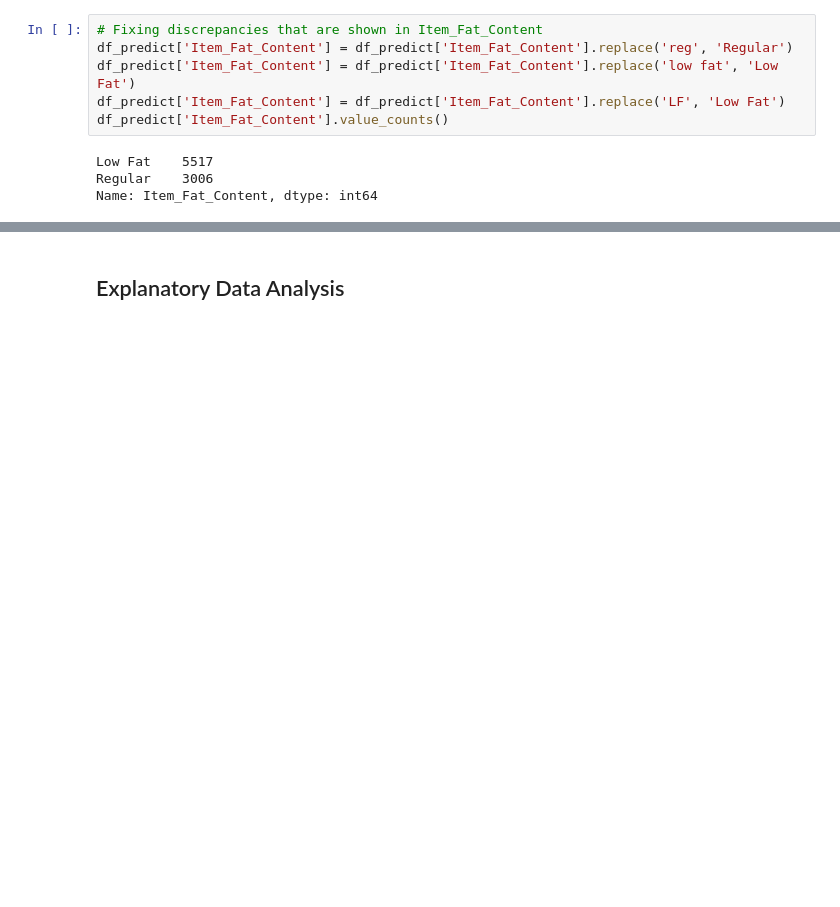
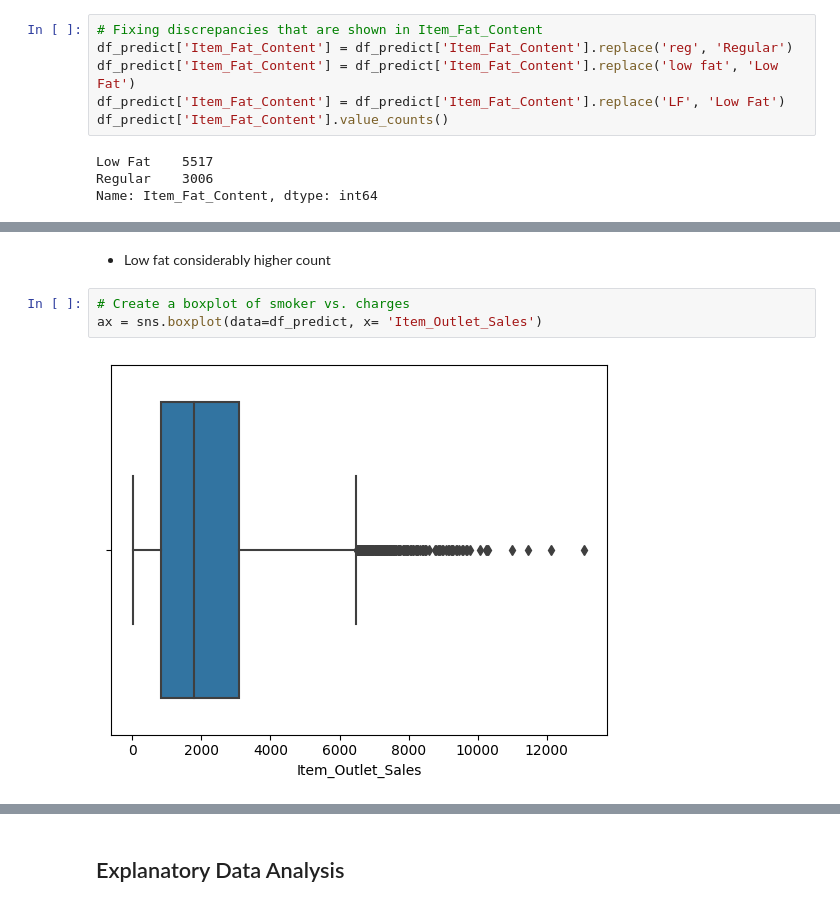
Before and after one commit to coryncates/Prediction-of-Product-Sales, a Jupyter notebook: Copy_of_PredictionOfProdSales.ipynb, the cells around one changed output, grey strips where cells are left out. Saved outputs shown, nothing was run; the diff lists cells and outputs as text; blank space fills up the shorter version.

```diff
--- a/Copy_of_PredictionOfProdSales.ipynb
+++ b/Copy_of_PredictionOfProdSales.ipynb
@@ -337,0 +316,7 @@ Name: Item_Fat_Content, dtype: int64
+# %% [markdown]
+-  Low fat considerably higher count
+# %%
+# Create a boxplot of smoker vs. charges
+ax = sns.boxplot(data=df_predict, x= 'Item_Outlet_Sales')
+# %% [output]
+[figure, added]
```
Also changed, not shown: parts of 46 cells of this notebook.
